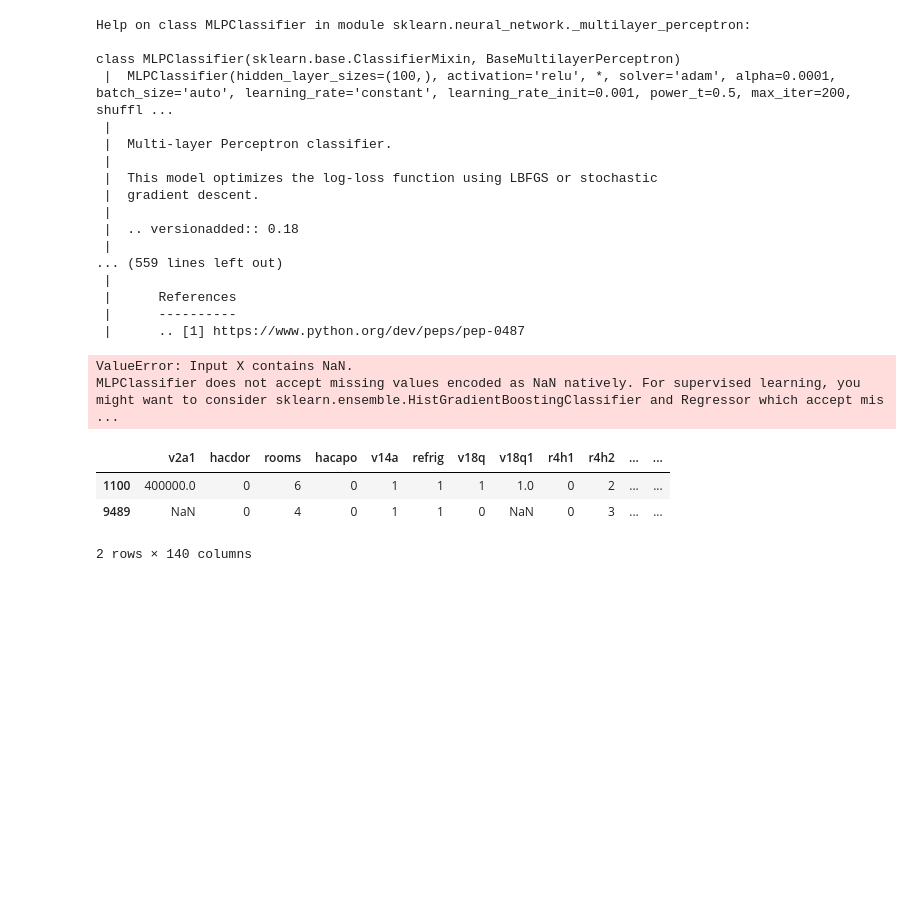
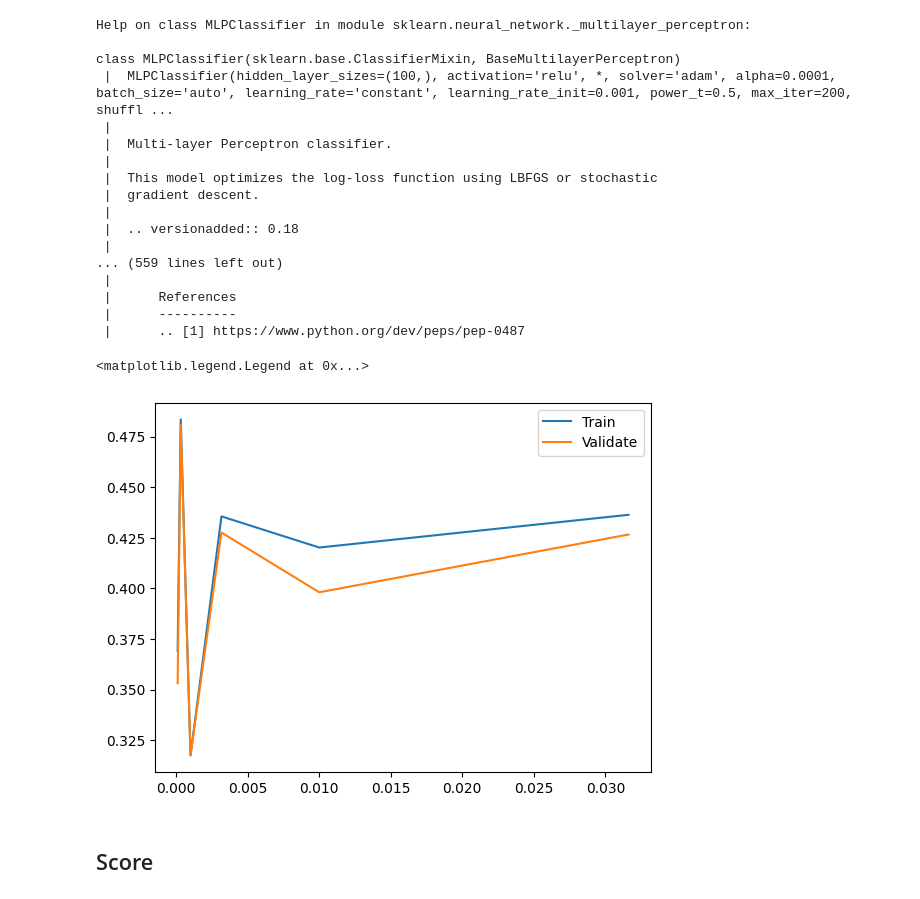
Before and after one commit to notkarenyi/ml-project, a Jupyter notebook: costarica.ipynb, the cells around one changed output. Drawn from its saved outputs; the diff is of its cells as text; code cells hidden in the pictures; blank space fills up the shorter version.

Commit message:
use auc scores

```diff
--- a/costarica.ipynb
+++ b/costarica.ipynb
@@ -130,5 +134,10 @@ X_valid = valid.drop(columns='Target')
 y_valid = valid['Target']
 X_test = test.drop(columns='Target')
 y_test = test['Target']
+# %%
+from sklearn.impute import KNNImputer
+imputer = KNNImputer(n_neighbors=2)
+X_train = pd.DataFrame(imputer.fit_transform(X_train), columns=imputer.get_feature_names_out())
+X_valid = pd.DataFrame(imputer.fit_transform(X_valid), columns=imputer.get_feature_names_out())
 # %% [markdown]
 ## Tuning: NN Classifier
@@ -156,24 +164,33 @@ class MLPClassifier(sklearn.base.ClassifierMixin, BaseMultilayerPerceptron)
  |      References
  |      ----------
  |      .. [1] https://www.python.org/dev/peps/pep-0487
+# %%
+def evaluate(y, scores):
+    fpr, tpr, _ = metrics.roc_curve(y, scores, pos_label=1)
+    return metrics.auc(fpr, tpr)
 # %%
-alphas = np.power(10.0,np.arange(-4,-1))
-scores = []
+alphas = np.power(10.0,np.arange(-4,-1,.5))
+train_scores = []
+valid_scores = []
 
 for alpha in alphas:
     mlp = MLPClassifier(alpha=alpha)
     mlp.fit(X_train,y_train)
-    scores.append(mlp.score())
+
+
+    # train_scores.append(mlp.score(X_train,y_train))
+    # valid_scores.append(mlp.score(X_valid,y_valid))
+    train_scores.append(evaluate(y_train, mlp.predict(X_train)))
+    valid_scores.append(evaluate(y_valid, mlp.predict(X_valid)))
+
+fig,ax = plt.subplots()
+ax.plot(alphas,train_scores,label='Train')
+ax.plot(alphas,valid_scores,label='Validate')
+ax.legend()
 # %% [output]
-ValueError: Input X contains NaN.
-MLPClassifier does not accept missing values encoded as NaN natively. For supervised learning, you might want to consider sklearn.ensemble.HistGradientBoostingClassifier and Regressor which accept mis ...
+<matplotlib.legend.Legend at 0x...>
+[figure, added]
-# %%
-# X_train.select_dtypes(include=['object'])
-X_train.head(2)
-# %% [output]
-|  | v2a1 | hacdor | rooms | hacapo | v14a | refrig | v18q | v18q1 | r4h1 | r4h2 | ... | ... |
-| 1100 | 400000.0 | 0 | 6 | 0 | 1 | 1 | 1 | 1.0 | 0 | 2 | ... | ... |
-| 9489 | NaN | 0 | 4 | 0 | 1 | 1 | 0 | NaN | 0 | 3 | ... | ... |
-2 rows × 140 columns
 # %%
 from sklearn.ensemble import VotingRegressor
+# %% [markdown]
+## Score
```
Also changed, not shown: parts of 6 cells of this notebook.
